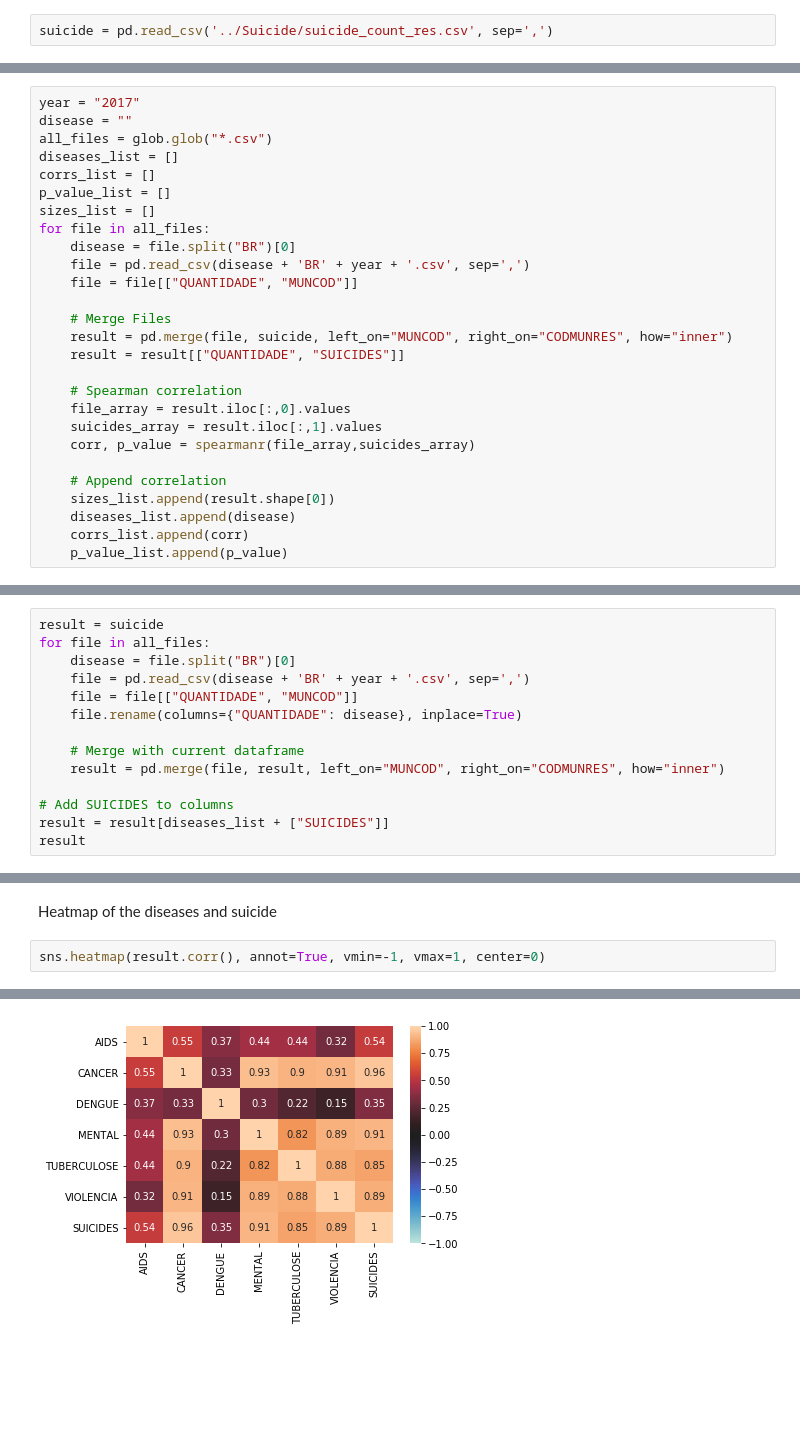
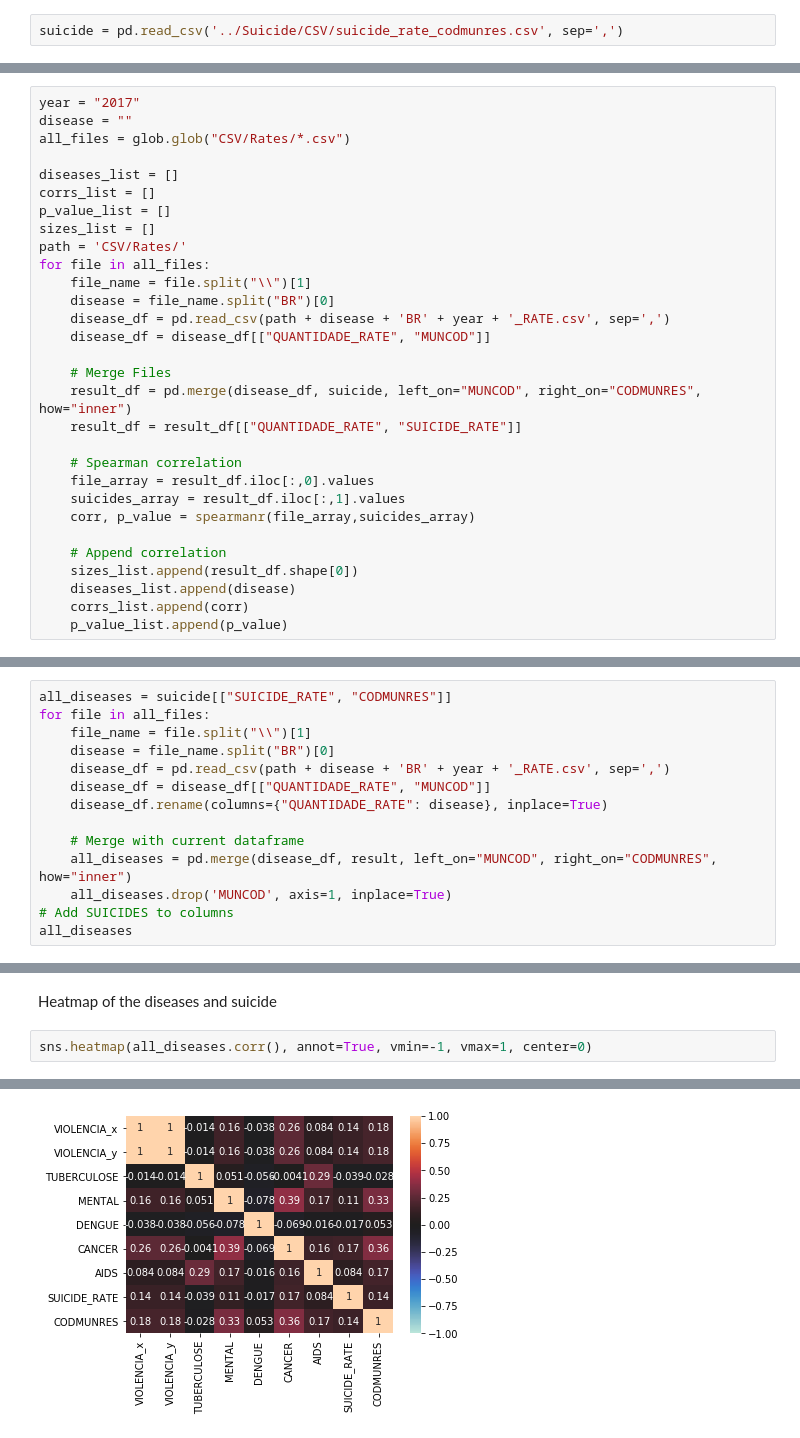
Before and after one commit to pypas/suicities-datasus, a Jupyter notebook: Spearman/spearman.ipynb, the cells around one changed output, grey strips where cells are left out. Cells and saved outputs as stored; diff of their text form; blank space fills up the shorter version.

Commit message:
Refactor with name changes

```diff
--- a/Spearman/spearman.ipynb
+++ b/Spearman/spearman.ipynb
@@ -19,33 +19,36 @@ import numpy as np
 # %% [markdown]
 Read suicide csv
 # %%
-suicide = pd.read_csv('../Suicide/suicide_count_res.csv', sep=',')
+suicide = pd.read_csv('../Suicide/CSV/suicide_rate_codmunres.csv', sep=',')
 # %% [markdown]
 Read disease files
 # %%
 year = "2017"
 disease = ""
-all_files = glob.glob("*.csv")
+all_files = glob.glob("CSV/Rates/*.csv")
+
 diseases_list = []
 corrs_list = []
 p_value_list = []
 sizes_list = []
+path = 'CSV/Rates/'
 for file in all_files:
-    disease = file.split("BR")[0]
-    file = pd.read_csv(disease + 'BR' + year + '.csv', sep=',')
-    file = file[["QUANTIDADE", "MUNCOD"]]
+    file_name = file.split("\\")[1]
+    disease = file_name.split("BR")[0]
+    disease_df = pd.read_csv(path + disease + 'BR' + year + '_RATE.csv', sep=',')
+    disease_df = disease_df[["QUANTIDADE_RATE", "MUNCOD"]]
 
     # Merge Files
-    result = pd.merge(file, suicide, left_on="MUNCOD", right_on="CODMUNRES", how="inner")
-    result = result[["QUANTIDADE", "SUICIDES"]]
+    result_df = pd.merge(disease_df, suicide, left_on="MUNCOD", right_on="CODMUNRES", how="inner")
+    result_df = result_df[["QUANTIDADE_RATE", "SUICIDE_RATE"]]
 
     # Spearman correlation
-    file_array = result.iloc[:,0].values
-    suicides_array = result.iloc[:,1].values
+    file_array = result_df.iloc[:,0].values
+    suicides_array = result_df.iloc[:,1].values
     corr, p_value = spearmanr(file_array,suicides_array)
 
     # Append correlation
-    sizes_list.append(result.shape[0])
+    sizes_list.append(result_df.shape[0])
     diseases_list.append(disease)
     corrs_list.append(corr)
     p_value_list.append(p_value)
@@ -66,17 +76,17 @@ corrs_df
 # %% [markdown]
 Table with diseases and suicide numbers merged per city
 # %%
-result = suicide
+all_diseases = suicide[["SUICIDE_RATE", "CODMUNRES"]]
 for file in all_files:
-    disease = file.split("BR")[0]
-    file = pd.read_csv(disease + 'BR' + year + '.csv', sep=',')
-    file = file[["QUANTIDADE", "MUNCOD"]]
-    file.rename(columns={"QUANTIDADE": disease}, inplace=True)
+    file_name = file.split("\\")[1]
+    disease = file_name.split("BR")[0]
+    disease_df = pd.read_csv(path + disease + 'BR' + year + '_RATE.csv', sep=',')
+    disease_df = disease_df[["QUANTIDADE_RATE", "MUNCOD"]]
+    disease_df.rename(columns={"QUANTIDADE_RATE": disease}, inplace=True)
 
     # Merge with current dataframe
-    result = pd.merge(file, result, left_on="MUNCOD", right_on="CODMUNRES", how="inner")
-
+    all_diseases = pd.merge(disease_df, result, left_on="MUNCOD", right_on="CODMUNRES", how="inner")
+    all_diseases.drop('MUNCOD', axis=1, inplace=True)
 # Add SUICIDES to columns
-result = result[diseases_list + ["SUICIDES"]]
-result
+all_diseases
 # %% [output]
@@ -96,8 +106,8 @@ result
 # %% [markdown]
 Heatmap of the diseases and suicide
 # %%
-sns.heatmap(result.corr(), annot=True, vmin=-1, vmax=1, center=0)
+sns.heatmap(all_diseases.corr(), annot=True, vmin=-1, vmax=1, center=0)
 # %% [output]
 <matplotlib.axes._subplots.AxesSubplot at 0x...>
-[figure, old version]
+[figure, new version]
 # %% [markdown]
```
Also changed, not shown: parts of 10 cells of this notebook, 22 other files.
